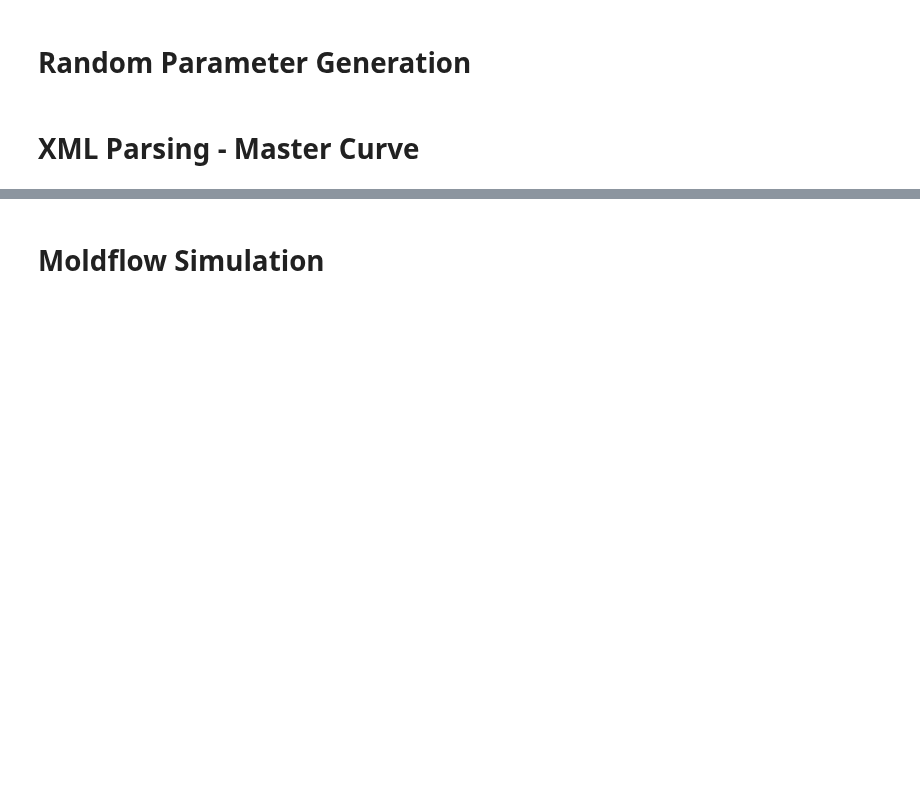
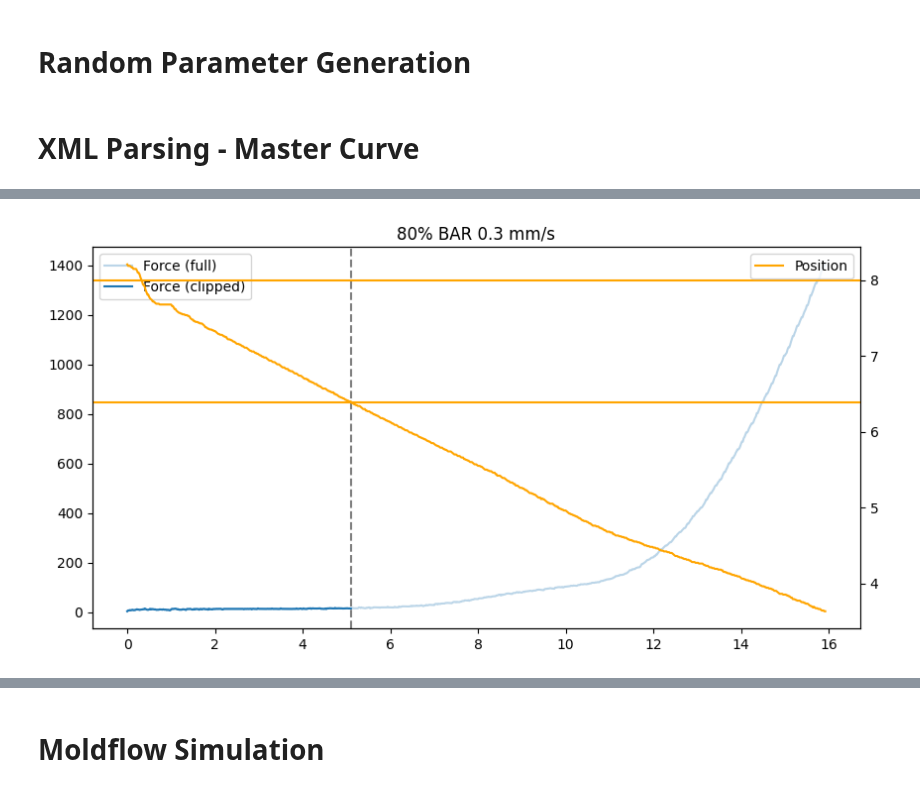
Before and after one commit to mariogov/moldflow_automation, a Jupyter notebook: Parameter_Identifier.ipynb, the cells around one changed output, grey strips where cells are left out. Drawn from its saved outputs; the diff is of its cells as text; code cells hidden in the pictures; blank space fills up the shorter version.

```diff
--- a/Parameter_Identifier.ipynb
+++ b/Parameter_Identifier.ipynb
@@ -276,3 +276,97 @@ real_force = master_df['Force'].to_numpy() *  0.980665
 # Optional: resample master curve on a common time grid
 common_time = np.linspace(0.0, real_time.max(), num=200)
 real_force_resampled = np.interp(common_time, real_time, real_force)
+# %%
+def get_label_from_index(custom_groups, idx):
+    for group in custom_groups:
+        for item in group:
+            if item["index"] == idx:
+                return item["label"]
+    return f"Index {idx}"
+# --- helper: first crossing time of y(t) with a target value ---
+def first_crossing_time(t, y, target):
+    """
+    Returns the first time t* where y crosses target, using linear interpolation
+    between consecutive points where (y - target) changes sign.
+    If no crossing, returns None.
+    """
+    t = np.asarray(t, dtype=float)
+    y = np.asarray(y, dtype=float)
+    d = y - target
+    sign_change = np.where(np.diff(np.sign(d)) != 0)[0]
+    if sign_change.size == 0:
+        return None
+    i = sign_change[0]
+    # linear interpolation between (t[i], y[i]) and (t[i+1], y[i+1])
+    t0, t1 = t[i], t[i+1]
+    y0, y1 = y[i], y[i+1]
+    if y1 == y0:
+        return t0
+    return t0 + (target - y0) * (t1 - t0) / (y1 - y0)
+
+# -----------------------
+index = 7
+info = file_info[index]
+label = get_label_from_index(custom_groups, index)
+
+df = pd.read_csv(
+    info["path"],
+    encoding='utf-16-le',
+    sep=';',
+    skiprows=1,
+    quotechar='"'
+).rename(columns={
+    'time': 'Time',
+    'dbPr\\diIstPos': 'Pos',
+    'dbPr\\diIstKraftGes': 'Force'
+})
+
+df = df[['Time', 'Pos', 'Force']]
+df['Pos']   = pd.to_numeric(df['Pos'].astype(str).str.replace(',', '.', regex=False), errors='coerce')
+df['Force'] = pd.to_numeric(df['Force'].astype(str).str.replace(',', '.', regex=False), errors='coerce')
+df = df[df['Time'] != 'sec']
+df['Time']  = pd.to_datetime(df['Time'], format='%d.%m.%Y %H:%M:%S.%f')
+
+# Window
+force_start = pd.to_datetime(info["force_start"], format='%d.%m.%Y %H:%M:%S.%f')
+force_end   = pd.to_datetime(info["force_end"],   format='%d.%m.%Y %H:%M:%S.%f')
+window_start = force_start
+window_end   = force_end
+
+dfw = df[(df['Time'] >= window_start) & (df['Time'] <= window_end)].copy()
+dfw['Time_seconds'] = (dfw['Time'] - force_start).dt.total_seconds()
+
+# ---- find crossing with thickness line ----
+target_pos = 6.39   # or 6.39 for 80%
+mask_after0 = dfw['Time_seconds'] >= 0
+t_after0   = dfw.loc[mask_after0, 'Time_seconds'].values
+pos_after0 = dfw.loc[mask_after0, 'Pos'].values
+
+t_cross = first_crossing_time(t_after0, pos_after0, target_pos)
+print("Intersection at t =", t_cross, "s")
+
+# ---- clip master force curve ----
+dfw_clipped = dfw[dfw['Time_seconds'] <= t_cross].copy()
+
+real_time  = dfw_clipped['Time_seconds'].to_numpy()
+real_force = dfw_clipped['Force'].to_numpy() * 0.980665
+
+# optional: resample
+common_time = np.linspace(0.0, real_time.max(), num=200)
+real_force_resampled = np.interp(common_time, real_time, real_force)
+
+# ---- Plot to verify ----
+fig, ax1 = plt.subplots(figsize=(10,5))
+ax1.plot(dfw['Time_seconds'], dfw['Force'], color='tab:blue', alpha=0.3, label="Force (full)")
+ax1.plot(real_time, real_force, color='tab:blue', label="Force (clipped)")
+ax1.axvline(t_cross, color='gray', linestyle='--')
+
+ax2 = ax1.twinx()
+ax2.plot(dfw['Time_seconds'], dfw['Pos'], color='orange', label="Position")
+ax2.axhline(8.0, color='orange', linestyle='-')
+ax2.axhline(target_pos, color='orange', linestyle='-')
+
+ax1.legend(loc="upper left"); ax2.legend(loc="upper right")
+plt.title(label)
+plt.show()
+# %% [output]
@@ -278,0 +374 @@ real_force_resampled = np.interp(common_time, real_time, real_force)
+[figure, added]
```
Also changed, not shown: parts of 9 cells of this notebook, 5 other files.
